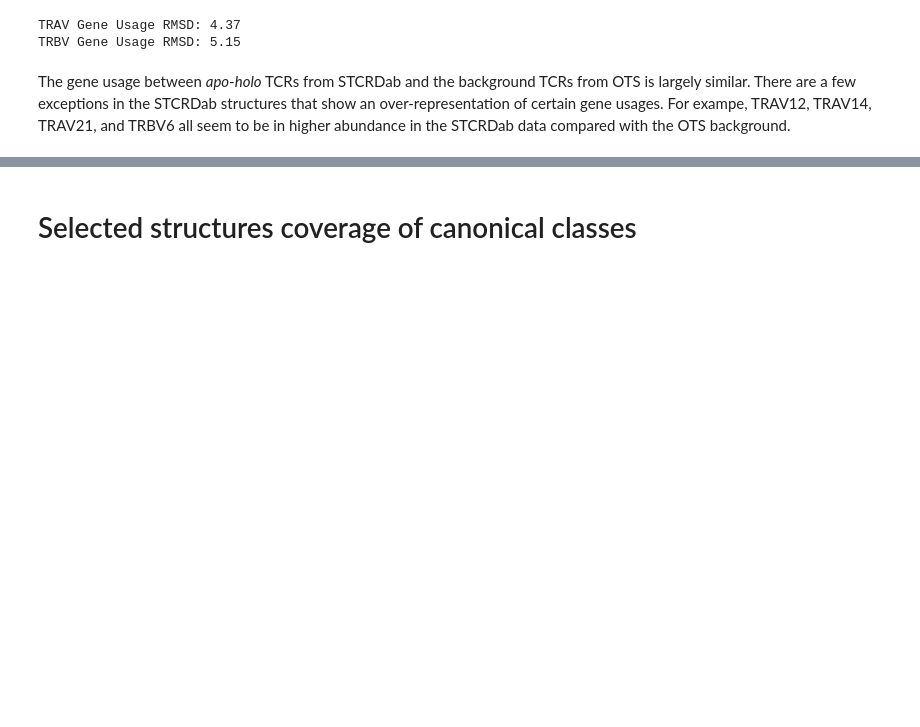
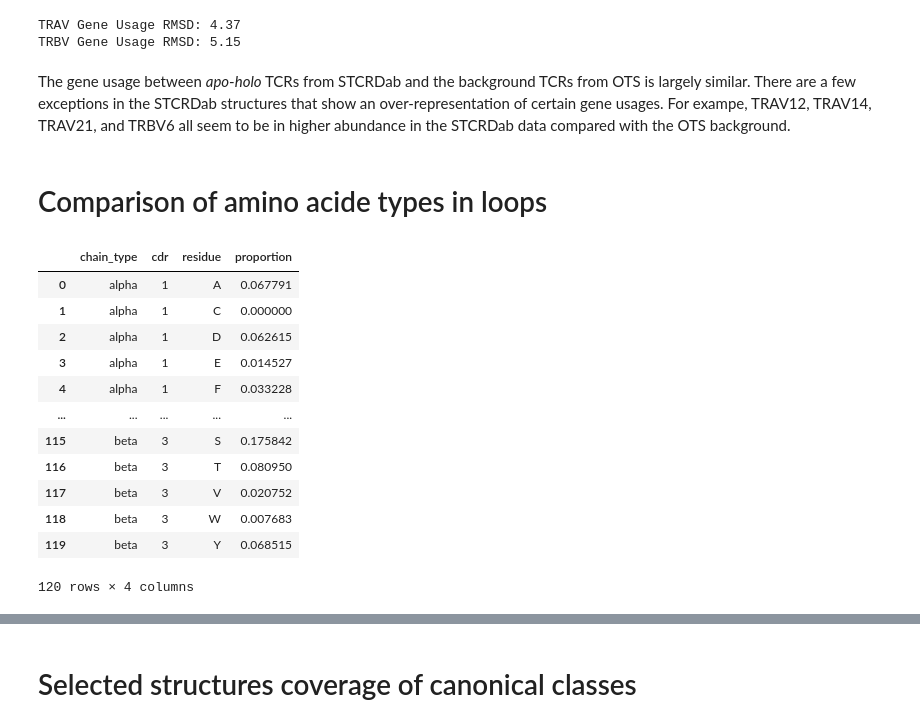
Before and after one commit to benjiemc/tcr-pmhc-interface-analysis, a Jupyter notebook: notebooks/Ascertaining_the_generalisability_of_the_structure_data.ipynb, the cells around one changed output, grey strips where cells are left out. Saved outputs shown, nothing was run; the diff lists cells and outputs as text; code cells hidden in the pictures; blank space fills up the shorter version.

```diff
--- a/notebooks/Ascertaining_the_generalisability_of_the_structure_data.ipynb
+++ b/notebooks/Ascertaining_the_generalisability_of_the_structure_data.ipynb
@@ -487,3 +487,50 @@ TRBV Gene Usage RMSD: 5.15
 The gene usage between *apo*-*holo* TCRs from STCRDab and the background TCRs from OTS is largely similar.
 There are a few exceptions in the STCRDab structures that show an over-representation of certain gene usages.
 For exampe, TRAV12, TRAV14, TRAV21, and TRBV6 all seem to be in higher abundance in the STCRDab data compared with the OTS background.
+# %% [markdown]
+# Comparison of amino acide types in loops
+# %%
+AMINO_ACIDS = ['A', 'C', 'D', 'E', 'F', 'G', 'H', 'I', 'K', 'L', 'M', 'N', 'P', 'Q', 'R', 'S', 'T', 'V', 'W', 'Y']
+
+def count_amino_acids(residues: pd.Series, normalize = True) -> pd.Series:
+    counts = {res: 0 for res in AMINO_ACIDS}
+
+    for res in residues.tolist():
+        counts[res] += 1
+
+    if normalize:
+        num_residues = len(residues)
+        counts = {res: count / num_residues for res, count in counts.items()}
+
+    counts = pd.Series(counts)
+    counts.name = 'count' if not normalize else 'proportion'
+    counts.index.name = 'residue'
+
+    return counts
+# %%
+ots_sample_cdrs_residues = ots_sample_cdrs[['chain_type', 'cdr', 'sequence']].copy()
+ots_sample_cdrs_residues['residue'] = ots_sample_cdrs_residues['sequence'].map(list)
+ots_sample_cdrs_residues = ots_sample_cdrs_residues.explode('residue')
+
+ots_sample_cdrs_residues_counts = (ots_sample_cdrs_residues.groupby(['chain_type', 'cdr'])
+                                                            ['residue']
+                                                            .apply(count_amino_acids))
+ots_sample_cdrs_residues_counts.name = 'proportion'
+ots_sample_cdrs_residues_counts = ots_sample_cdrs_residues_counts.to_frame()
+ots_sample_cdrs_residues_counts = ots_sample_cdrs_residues_counts.reset_index()
+
+ots_sample_cdrs_residues_counts
+# %% [output]
+|  | chain_type | cdr | residue | proportion |
+| 0 | alpha | 1 | A | 0.067791 |
+| 1 | alpha | 1 | C | 0.000000 |
+| 2 | alpha | 1 | D | 0.062615 |
+| 3 | alpha | 1 | E | 0.014527 |
+| 4 | alpha | 1 | F | 0.033228 |
+| ... | ... | ... | ... | ... |
+| 115 | beta | 3 | S | 0.175842 |
+| 116 | beta | 3 | T | 0.080950 |
+| 117 | beta | 3 | V | 0.020752 |
+| 118 | beta | 3 | W | 0.007683 |
+| 119 | beta | 3 | Y | 0.068515 |
+120 rows × 4 columns
```
Also changed, not shown: parts of 6 cells of this notebook.
